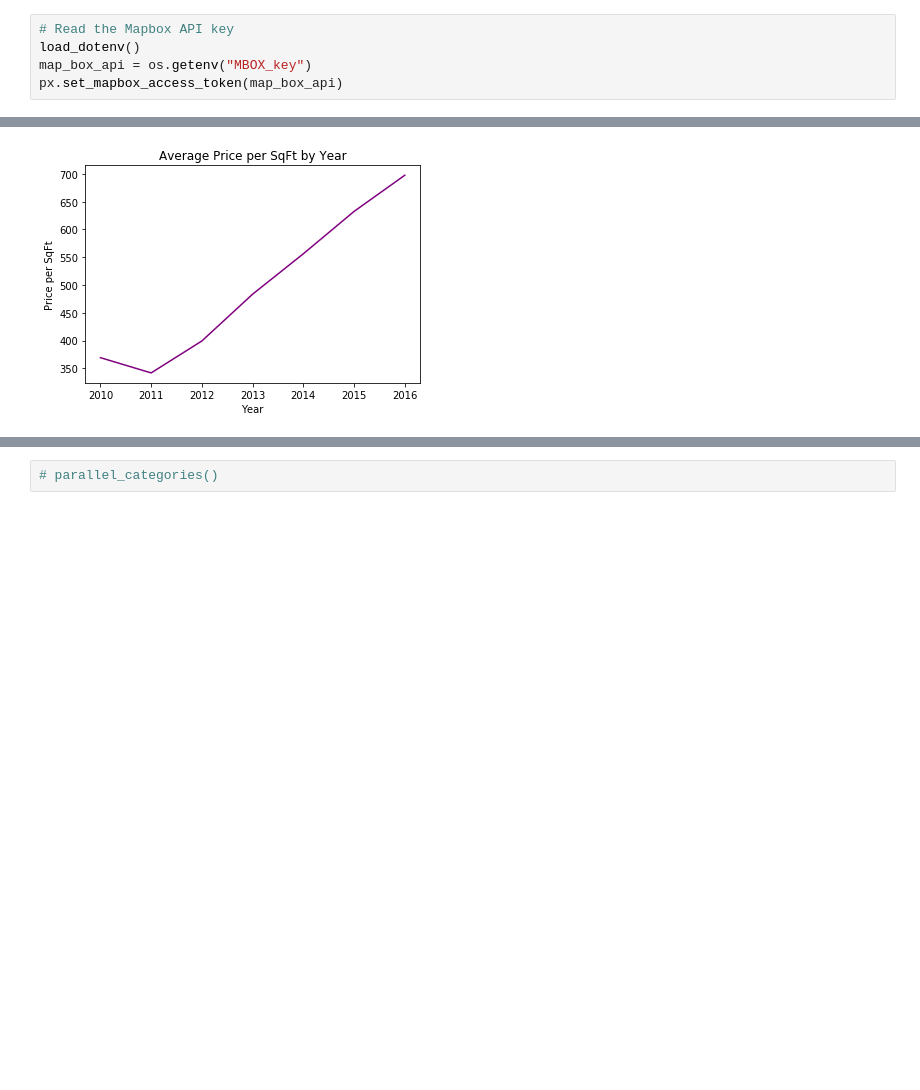
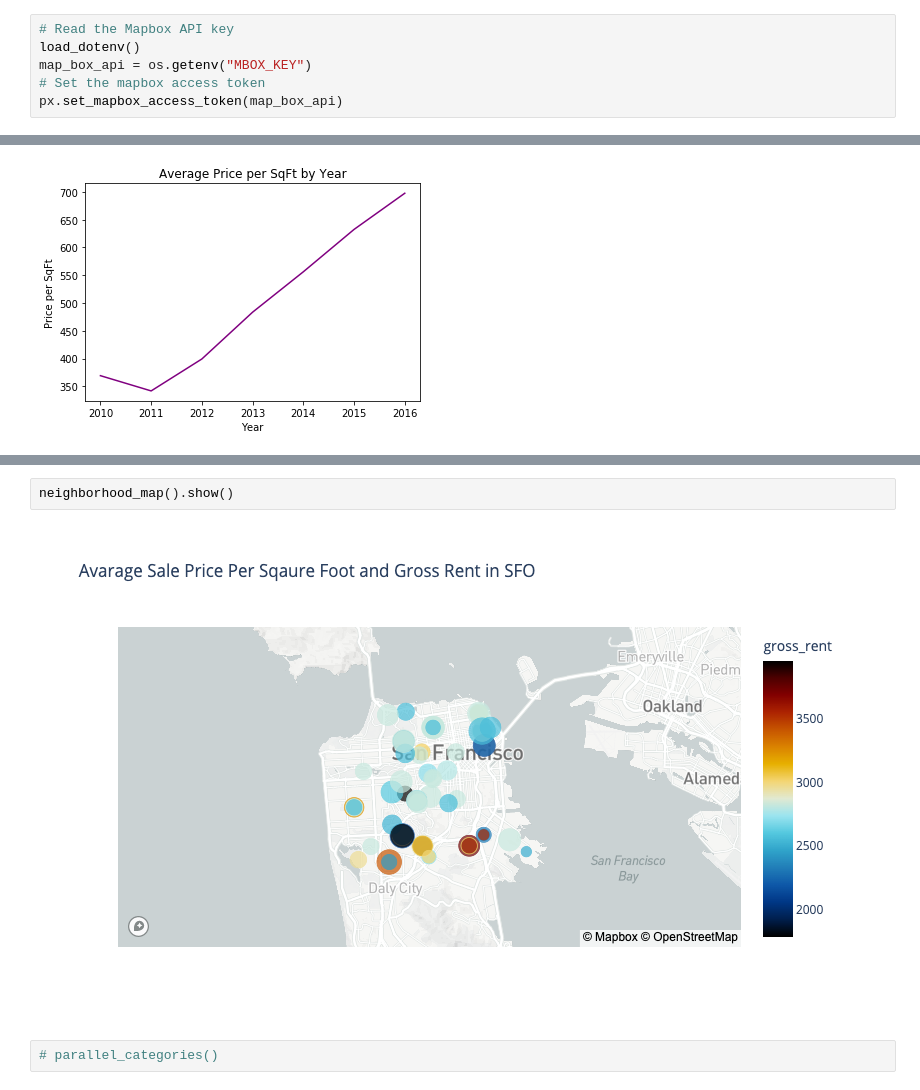
Before and after one commit to JQH84/Rental-Analysis-Dashboard, a Jupyter notebook: dashboard.ipynb, the cells around one changed output, grey strips where cells are left out. Saved outputs shown, nothing was run; the diff lists cells and outputs as text; blank space fills up the shorter version.

```diff
--- a/dashboard.ipynb
+++ b/dashboard.ipynb
@@ -17,7 +22,8 @@ import numpy as np
 # %%
 # Read the Mapbox API key
 load_dotenv()
-map_box_api = os.getenv("MBOX_key")
+map_box_api = os.getenv("MBOX_KEY")
+# Set the mapbox access token
 px.set_mapbox_access_token(map_box_api)
 # %% [markdown]
 # Import Data
@@ -225,3 +337,7 @@ TypeError: average_price_by_neighborhood() missing 1 required positional argumen
+# %%
+neighborhood_map().show()
+# %% [output]
+[figure, added]
 # %%
 # parallel_categories()
 # %%
```
Also changed, not shown: parts of 12 cells of this notebook.
